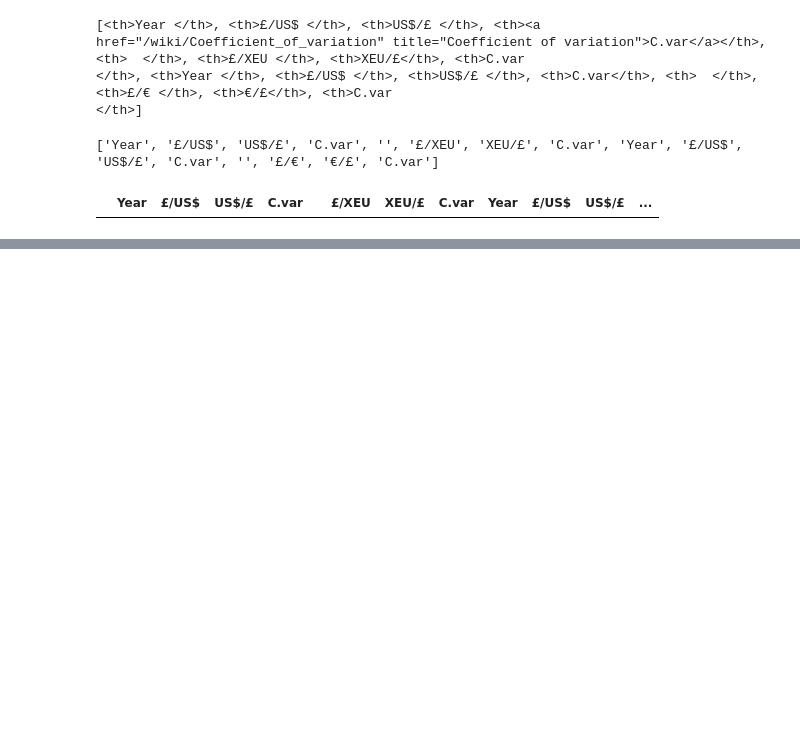
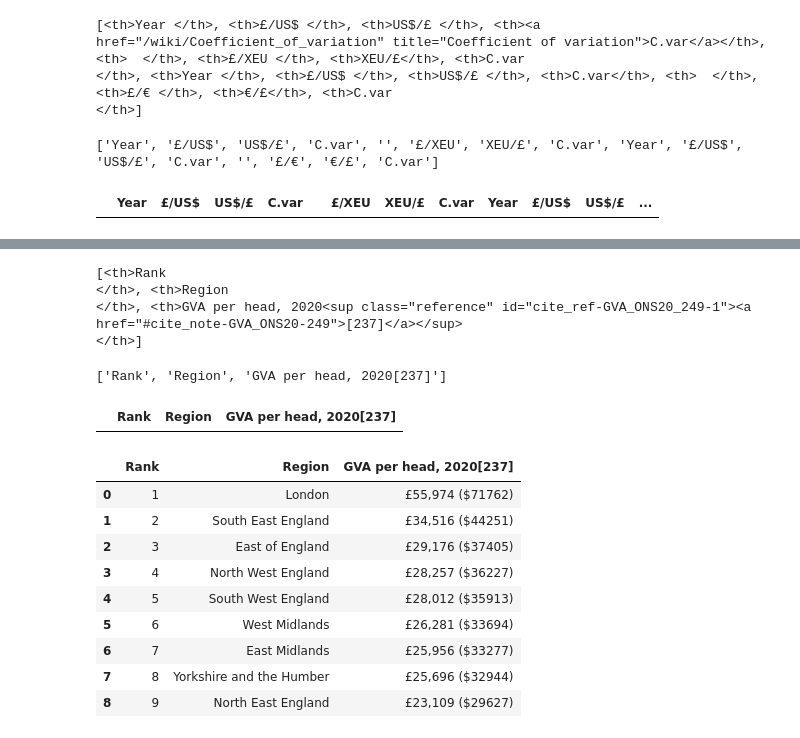
Before and after one commit to Kolexx/Economy_of_the_United_Kingdom, a Jupyter notebook: Untitled4.ipynb, the cells around one changed output, grey strips where cells are left out. Cells and saved outputs as stored; diff of their text form; code cells hidden in the pictures; blank space fills up the shorter version.

```diff
--- a/Untitled4.ipynb
+++ b/Untitled4.ipynb
@@ -166,0 +223,21 @@ ef
+# %%
+# Economy by English region
+
+table7 = soup.find_all('table')[7]
+Eco_engR_titles = table7.find_all('th')
+print(Eco_engR_titles)
+# %% [output]
+[<th>Rank
+</th>, <th>Region
+</th>, <th>GVA per head, 2020<sup class="reference" id="cite_ref-GVA_ONS20_249-1"><a href="#cite_note-GVA_ONS20-249">[237]</a></sup>
+</th>]
+# %%
+Eco_engR_titles_t= [title.text.strip() for title in Eco_engR_titles]
+print(Eco_engR_titles_t)
+# %% [output]
+['Rank', 'Region', 'GVA per head, 2020[237]']
+# %%
+ee = pd.DataFrame(columns= Eco_engR_titles_t)
+ee
+# %% [output]
+|  | Rank | Region | GVA per head, 2020[237] |
@@ -166,0 +253,13 @@ ef
+# %%
+ee
+# %% [output]
+|  | Rank | Region | GVA per head, 2020[237] |
+| 0 | 1 | London | £55,974 ($71762) |
+| 1 | 2 | South East England | £34,516 ($44251) |
+| 2 | 3 | East of England | £29,176 ($37405) |
+| 3 | 4 | North West England | £28,257 ($36227) |
+| 4 | 5 | South West England | £28,012 ($35913) |
+| 5 | 6 | West Midlands | £26,281 ($33694) |
+| 6 | 7 | East Midlands | £25,956 ($33277) |
+| 7 | 8 | Yorkshire and the Humber | £25,696 ($32944) |
+| 8 | 9 | North East England | £23,109 ($29627) |
```
Also changed, not shown: parts of 15 cells of this notebook.
